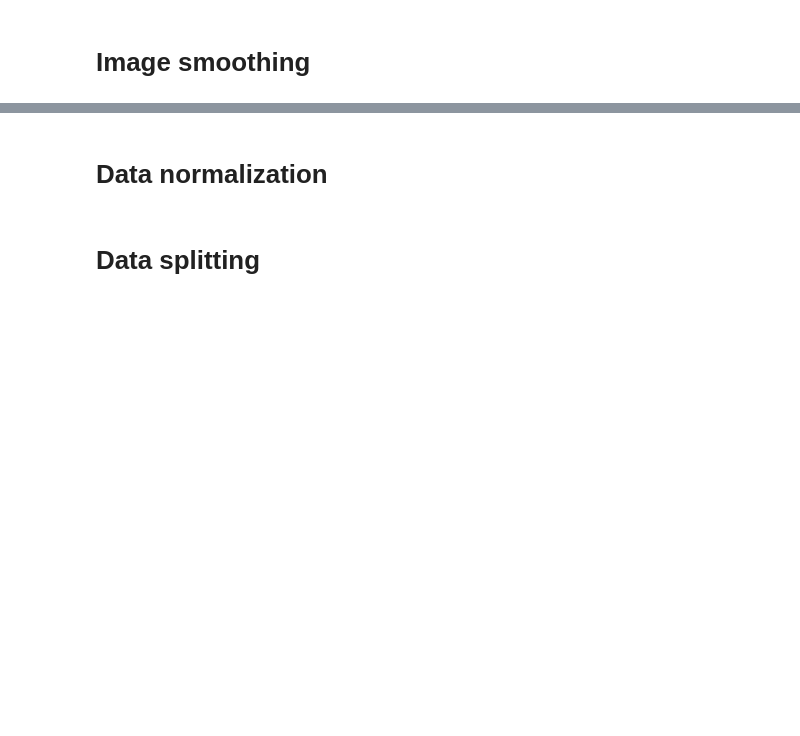
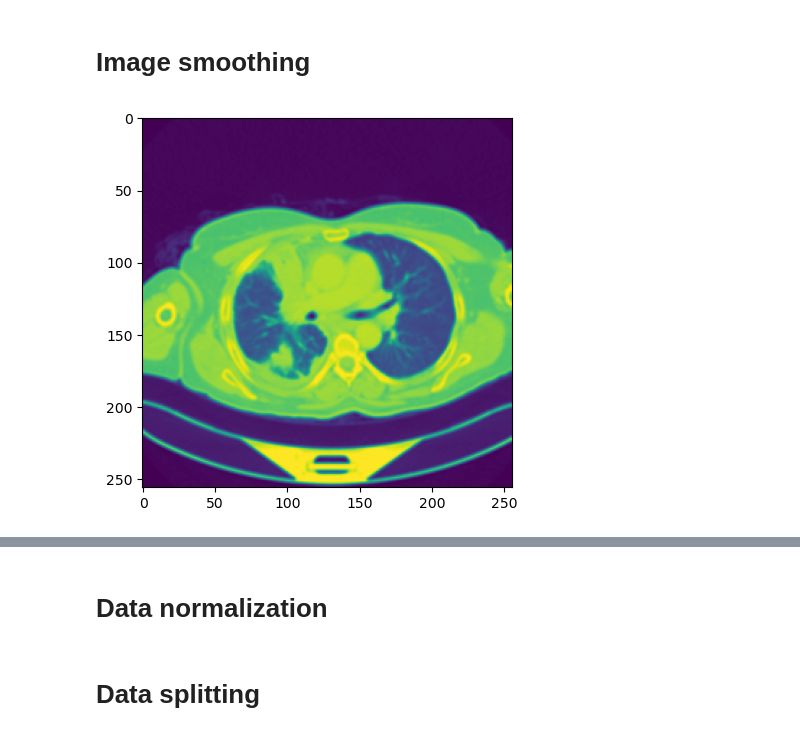
Before and after one commit to Ivansanjaya11/lung_cancer, a Jupyter notebook: cancer_model.ipynb, the cells around one changed output, grey strips where cells are left out. Cells and saved outputs as stored; diff of their text form; code cells hidden in the pictures; blank space fills up the shorter version.

```diff
--- a/cancer_model.ipynb
+++ b/cancer_model.ipynb
@@ -124,2 +124,13 @@ Normal cases
 # %% [markdown]
 # Image smoothing
+# %%
+# using gaussian blur
+kernel_shape = 3
+for data in dataset:
+    img = cv2.GaussianBlur(data[0], (kernel_shape, kernel_shape), 0)
+    data[0] = img
+
+plt.imshow(dataset[0][0])
+plt.show()
+# %% [output]
+[figure, added]
```
Also changed, not shown: parts of 4 cells of this notebook.
